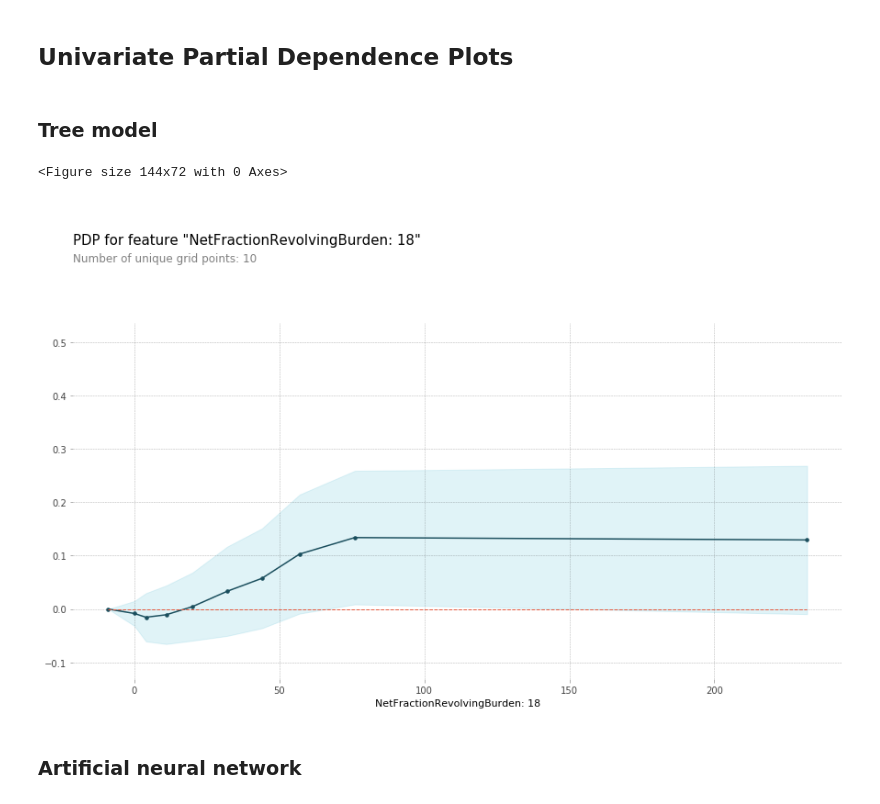
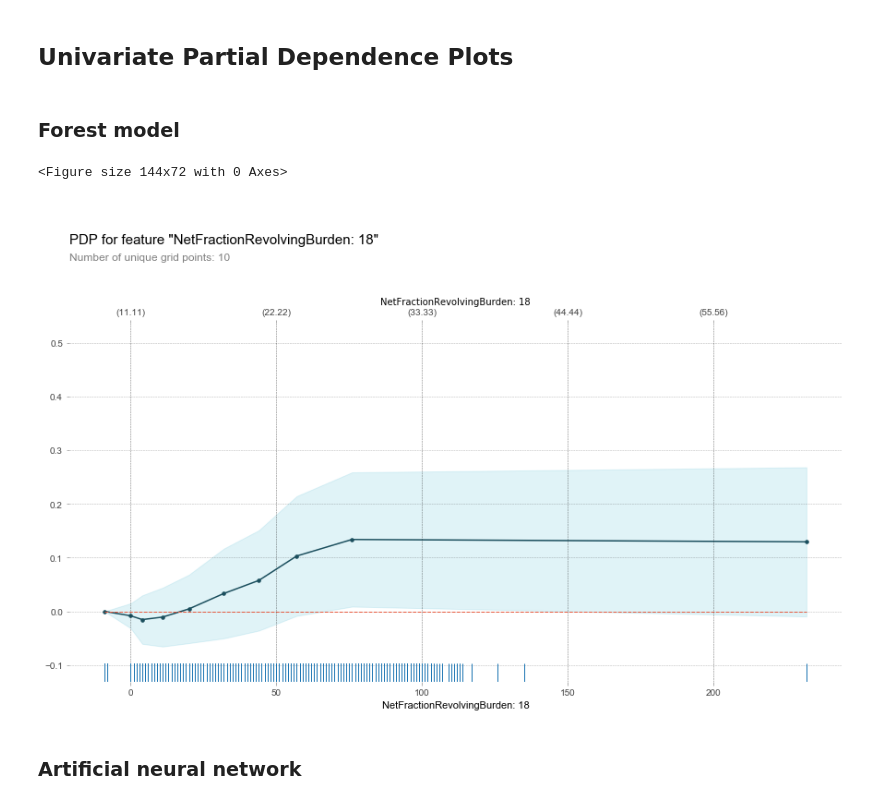
Before and after one commit to greghvk/ml_models_explainability, a Jupyter notebook: interpretations_comparison.ipynb, the cells around one changed output. Drawn from its saved outputs; the diff is of its cells as text; code cells hidden in the pictures.

```diff
--- a/interpretations_comparison.ipynb
+++ b/interpretations_comparison.ipynb
@@ -166,18 +95,0 @@ import tensorflow as tf
-# %%
-#Preparing the data
-
-target = 'RiskPerformance'
-
-df = pd.read_csv('heloc_dataset_v1.csv')
-y = (df[target] == 'Bad').astype(int)
-X = df.drop(target, axis=1)
-feature_names = X.columns
-feature_names = [feature + ": " + str(idx+1) for idx, feature in enumerate(feature_names)]
-
-print('Percentage of "Bad" target values: ' + str(sum(y)/len(y)))
-
-X_train, X_test, y_train, y_test = train_test_split(X.values, y.values, test_size=0.33, random_state=42)
-X_test_smaller = X_test[:150]
-
-X_train_norm = tf.keras.utils.normalize(X_train, axis=1)
-X_test_norm = tf.keras.utils.normalize(X_test, axis=1)
@@ -237,11 +144,11 @@ from sklearn.ensemble import RandomForestClassifier
 # %%
 # Without normalization
 
-tree_model = RandomForestClassifier(n_estimators = 30, random_state=1).fit(X_train, y_train)
-tree_predictions = tree_model.predict(X_test)
+forest_model = RandomForestClassifier(n_estimators = 30, random_state=1).fit(X_train, y_train)
+forest_predictions = forest_model.predict(X_test)
 
-print(confusion_matrix(y_test, tree_predictions))
-print(classification_report(y_test, tree_predictions))
+print(confusion_matrix(y_test, forest_predictions))
+print(classification_report(y_test, forest_predictions))
 # %% [output]
 [[1068  565]
  [ 428 1391]]
@@ -254,10 +161,2 @@ print(classification_report(y_test, tree_predictions))
    macro avg       0.71      0.71      0.71      3452
 weighted avg       0.71      0.71      0.71      3452
-# %%
-#With normalization
-
-forest_model = RandomForestClassifier(n_estimators = 30, random_state=1).fit(X_train_norm, y_train)
-forest_predictions_norm = tree_model.predict(X_test_norm)
-
-print(confusion_matrix(y_test, tree_predictions))
-print(classification_report(y_test, tree_predictions))
@@ -461,18 +597,21 @@ eli5.show_weights(perm, feature_names=feature_names)
 # %% [markdown]
 ## Univariate Partial Dependence Plots
 # %%
-def plot_pdp(model, df, feature, cluster_flag=False, nb_clusters=None, lines_flag=False):
+def plot_pdp(model, df, feature, cluster_flag=False, nb_clusters=None, lines_flag=False, rug=False):
     plt.figure(figsize=(2,1))
     pdp_goals = pdp.pdp_isolate(model=model, dataset=df, model_features=df.columns.tolist(), feature=feature)
-    pdp.pdp_plot(pdp_goals, feature, cluster=cluster_flag, n_cluster_centers=nb_clusters, plot_lines=lines_flag)
+    pdp.pdp_plot(pdp_goals, feature, cluster=cluster_flag, n_cluster_centers=nb_clusters, plot_lines=lines_flag, show_percentile=True)
+    if rug:
+        sns.distplot(df[feature], hist=False, kde=False,
+                     rug=True)
     plt.show()
 # %% [markdown]
-### Tree model
+### Forest model
 # %%
-plot_pdp(tree_model, pd.DataFrame(X_test, columns=feature_names), feature_names[17])
+plot_pdp(forest_model, pd.DataFrame(X_test, columns=feature_names), feature_names[17], rug=True)
 # %% [output]
 <Figure size 144x72 with 0 Axes>
-[figure, old version]
+[figure, new version]
 # %% [markdown]
 ### Artificial neural network
 # %%
```
Also changed, not shown: parts of 101 cells of this notebook.
